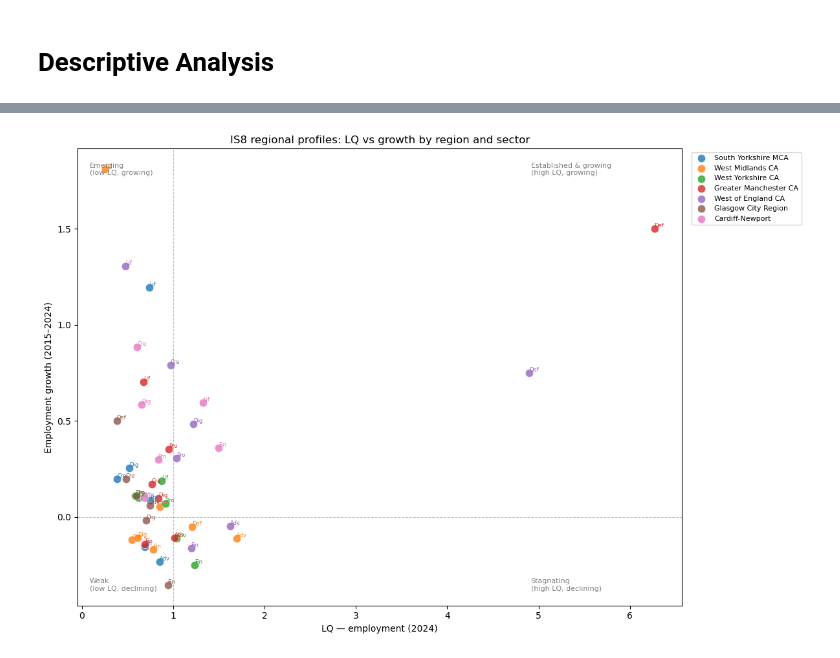
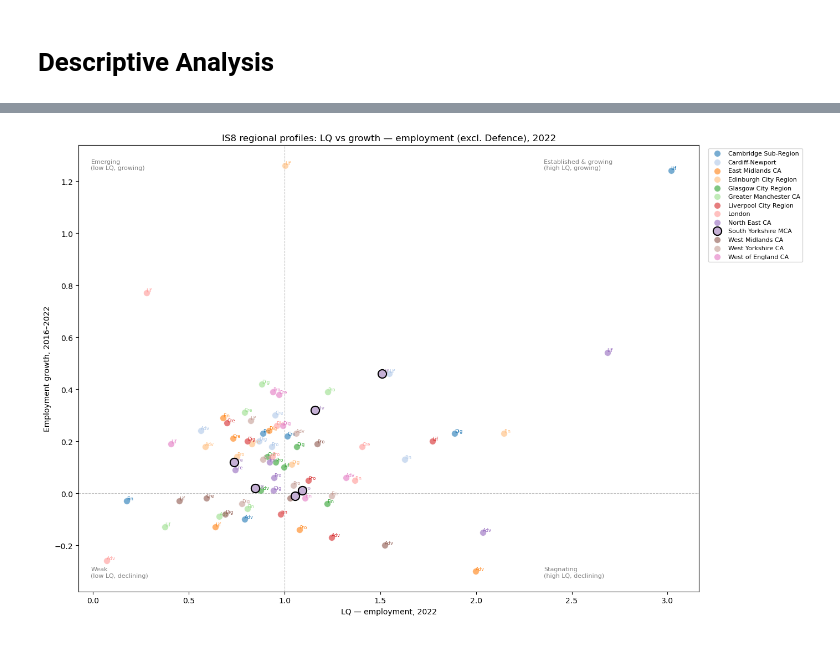
Before and after one commit to Phirtia/Economic_Observatory, a Jupyter notebook: notebooks/Franco/descriptive_analysis.ipynb, the cells around one changed output, grey strips where cells are left out. Drawn from its saved outputs; the diff is of its cells as text; code cells hidden in the pictures.

Commit message:
regional profiles and k-cluster

```diff
--- a/notebooks/Franco/descriptive_analysis.ipynb
+++ b/notebooks/Franco/descriptive_analysis.ipynb
@@ -432,17 +173,0 @@ West of England CA                     -0.048                0.789     0.75
-# %%
-fig, ax = plt.subplots(figsize=(12, 5))
-sns.heatmap(
-    growth_pivot_clean,
-    annot=True, fmt='.2f', cmap='RdYlGn', center=0,
-    linewidths=0.5, linecolor='white',
-    ax=ax, cbar_kws={'label': 'Employment growth (2015–2024)'},
-    vmin=-0.5, vmax=1.5
-)
-ax.set_title('IS8 employment growth by candidate region, 2015–2024', fontsize=12)
-ax.set_xlabel('')
-ax.set_ylabel('')
-ax.tick_params(axis='x', rotation=30, labelsize=8)
-ax.tick_params(axis='y', rotation=0, labelsize=9)
-plt.tight_layout()
-plt.savefig('../output/charts/regional_growth_heatmap.png', dpi=150, bbox_inches='tight')
-plt.show()
@@ -636,64 +410,55 @@ plt.show()
 # %%
-# --- 2D scatter: LQ vs growth by region and sector ---
-# Use employment LQ and employment growth as the two axes
+# --- 2D scatter: LQ vs growth by region and sector — employment (region-level aggregation) ---
 
-# get growth (deduplicated)
-growth_dedup = (
-    panel_ind[['GEOGRAPHY_CODE', 'IS8_SECTOR', 'growth_emp', 'lq_emp']]
-    .dropna(subset=['growth_emp', 'lq_emp'])
-    .drop_duplicates(subset=['GEOGRAPHY_CODE', 'IS8_SECTOR'])
-)
+# melt growth pivot back to long format
+growth_long = growth_emp_pivot.reset_index().melt(id_vars='region', var_name='IS8_SECTOR', value_name='growth_emp')
 
-# aggregate to region level per sector
-scatter_data = []
-for region, codes in region_map.items():
-    region_data = growth_dedup[growth_dedup['GEOGRAPHY_CODE'].isin(codes)]
-    avg = region_data.groupby('IS8_SECTOR')[['lq_emp', 'growth_emp']].mean().reset_index()
-    avg['region'] = region
-    scatter_data.append(avg)
+# merge with region-level LQ
+scatter_df = region_lq[['region', 'IS8_SECTOR', 'lq_emp']].merge(growth_long, on=['region', 'IS8_SECTOR'])
 
-scatter_df = pd.concat(scatter_data, ignore_index=True)
+# exclude Defence
+scatter_df = scatter_df[scatter_df['IS8_SECTOR'] != 'Defence']
 
-# plot
-regions = scatter_df['region'].unique()
-colors = plt.cm.tab10.colors
+HIGHLIGHT = 'South Yorkshire MCA'
+regions = sorted(scatter_df['region'].unique())
+colors = plt.cm.tab20.colors
 region_colors = {r: colors[i] for i, r in enumerate(regions)}
 
-fig, ax = plt.subplots(figsize=(12, 8))
+fig, ax = plt.subplots(figsize=(14, 9))
 
 for region in regions:
     data = scatter_df[scatter_df['region'] == region]
+    is_highlight = region == HIGHLIGHT
     ax.scatter(data['lq_emp'], data['growth_emp'],
-               color=region_colors[region], label=region,
-               s=80, alpha=0.8, edgecolors='white', linewidth=0.5)
-    # label each dot with sector initial
+               color=region_colors[region],
+               label=region,
+               s=120 if is_highlight else 70,
+               alpha=1.0 if is_highlight else 0.6,
+               edgecolors='black' if is_highlight else 'white',
+               linewidth=1.5 if is_highlight else 0.5,
+               zorder=5 if is_highlight else 3)
     for _, row in data.iterrows():
         ax.annotate(row['IS8_SECTOR'][:3],
                     (row['lq_emp'], row['growth_emp']),
                     fontsize=6, ha='left', va='bottom',
-                    color=region_colors[region])
+                    color=region_colors[region],
+                    fontweight='bold' if is_highlight else 'normal')
 
-# quadrant lines
 ax.axvline(x=1, color='gray', linestyle='--', linewidth=0.8, alpha=0.5)
 ax.axhline(y=0, color='gray', linestyle='--', linewidth=0.8, alpha=0.5)
 
-# quadrant labels
-ax.text(0.02, 0.97, 'Emerging\n(low LQ, growing)', transform=ax.transAxes,
-        fontsize=8, va='top', color='gray')
-ax.text(0.75, 0.97, 'Established & growing\n(high LQ, growing)', transform=ax.transAxes,
-        fontsize=8, va='top', color='gray')
-ax.text(0.02, 0.03, 'Weak\n(low LQ, declining)', transform=ax.transAxes,
-        fontsize=8, va='bottom', color='gray')
-ax.text(0.75, 0.03, 'Stagnating\n(high LQ, declining)', transform=ax.transAxes,
-        fontsize=8, va='bottom', color='gray')
+ax.text(0.02, 0.97, 'Emerging\n(low LQ, growing)',               transform=ax.transAxes, fontsize=8, va='top',    color='gray')
+ax.text(0.75, 0.97, 'Established & growing\n(high LQ, growing)', transform=ax.transAxes, fontsize=8, va='top',    color='gray')
+ax.text(0.02, 0.03, 'Weak\n(low LQ, declining)',                 transform=ax.transAxes, fontsize=8, va='bottom', color='gray')
+ax.text(0.75, 0.03, 'Stagnating\n(high LQ, declining)',          transform=ax.transAxes, fontsize=8, va='bottom', color='gray')
 
-ax.set_xlabel('LQ — employment (2024)', fontsize=10)
-ax.set_ylabel('Employment growth (2015–2024)', fontsize=10)
-ax.set_title('IS8 regional profiles: LQ vs growth by region and sector', fontsize=12)
+ax.set_xlabel(f'LQ — employment, {latest_year}', fontsize=10)
+ax.set_ylabel(f'Employment growth, {start_year}–{end_year}', fontsize=10)
+ax.set_title(f'IS8 regional profiles: LQ vs growth — employment (excl. Defence), {latest_year}', fontsize=12)
 ax.legend(bbox_to_anchor=(1.01, 1), loc='upper left', fontsize=8)
 plt.tight_layout()
-plt.savefig('../output/charts/regional_scatter_lq_growth.png', dpi=150, bbox_inches='tight')
+plt.savefig(f'../../output/graphs/Franco/regional_scatter_lq_growth_emp_{latest_year}.png', dpi=150, bbox_inches='tight')
 plt.show()
 # %% [output]
-[figure, old version]
+[figure, new version]
 # %%
```
Also changed, not shown: parts of 31 cells of this notebook, 19 other files.
